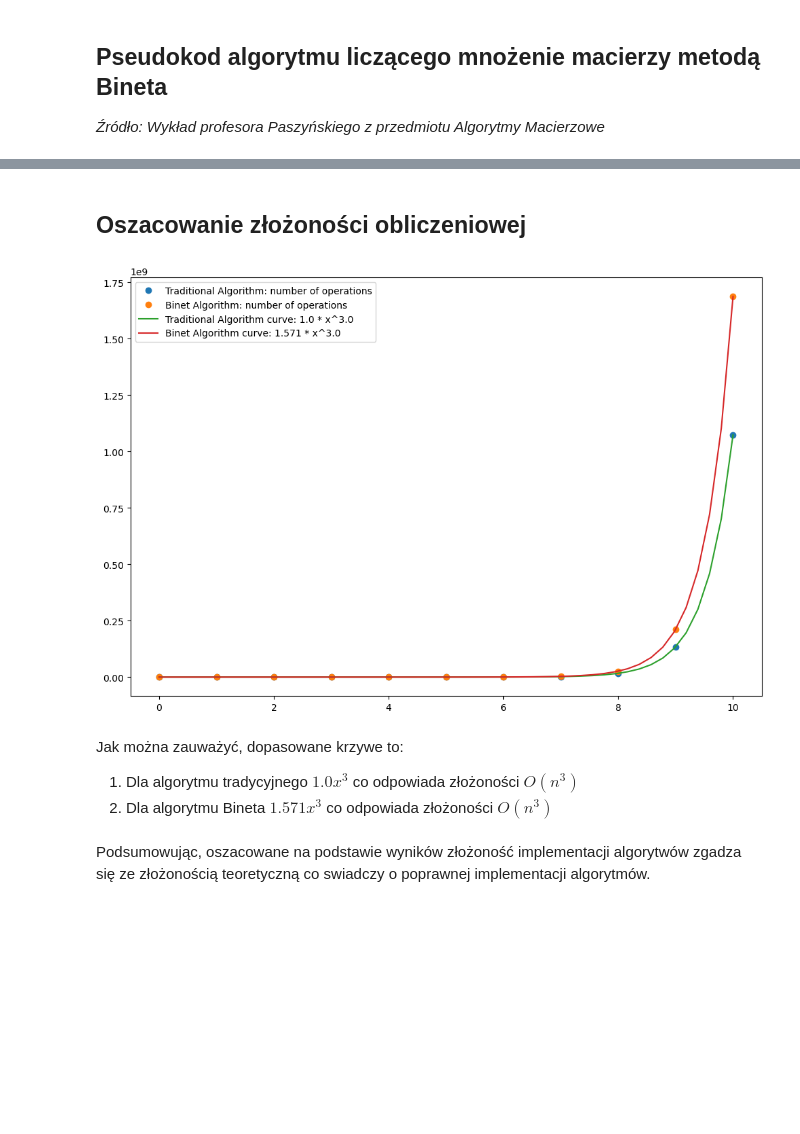
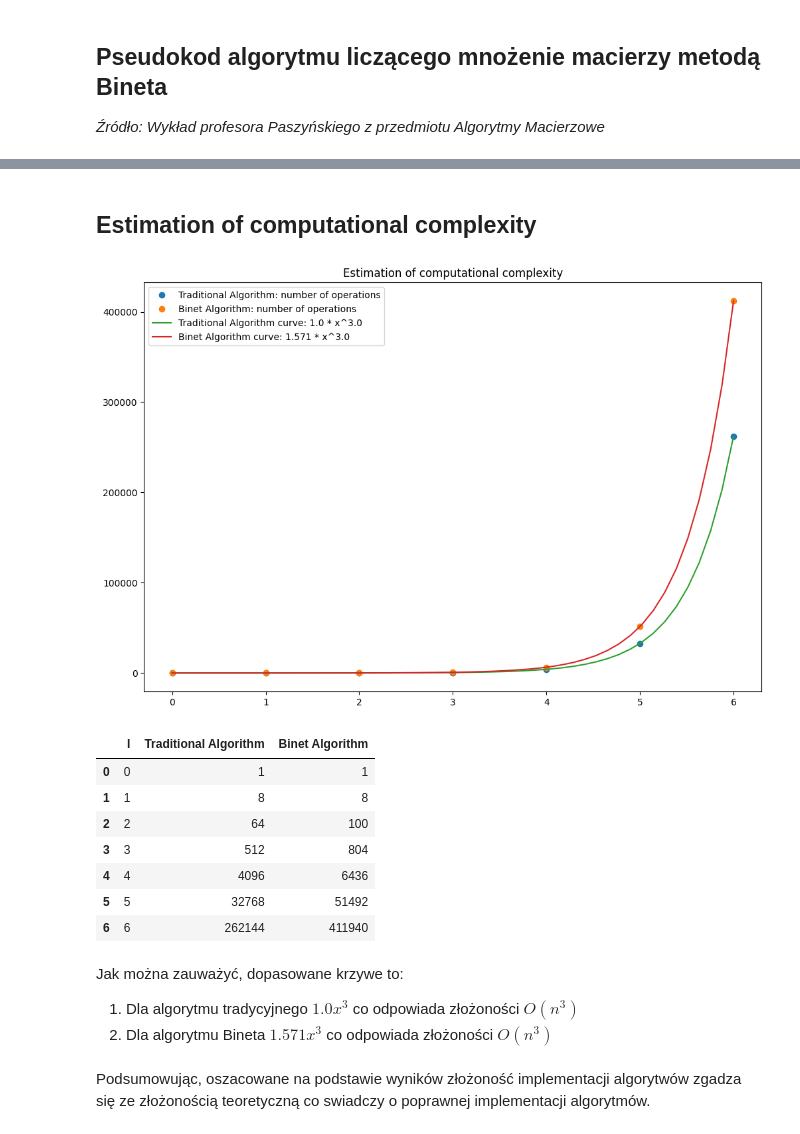
Before and after one commit to Szymon-Budziak/Matrix_calculus_algorithms_course_AGH, a Jupyter notebook: Program_1/program_1.ipynb, the cells around one changed output, grey strips where cells are left out. Drawn from its saved outputs; the diff is of its cells as text; code cells hidden in the pictures; blank space fills up the shorter version.

```diff
--- a/Program_1/program_1.ipynb
+++ b/Program_1/program_1.ipynb
@@ -231,10 +251,11 @@ generate_plot(size, operations, a, b, l, time=False)
 ### l = 7
 # %%
 a = 2
-b = 10
+b = 9
 l = 7
 size, operations, _ = multiplication_results(a, b, l)
-generate_plot(size, operations, a, b, l, time=False)
+df = generate_plot(size, operations, a, b, l, time=False)
+print(df)
 # %% [output]
 [figure]
 # %% [markdown]
@@ -248,41 +269,63 @@ generate_plot(size, operations, a, b, l, time=False)
 *Źródło: Wykład profesora Paszyńskiego z przedmiotu Algorytmy Macierzowe*
 # %% [markdown]
 ![](img/binet_pseudokod.png)
-# %% [markdown]
-## Oszacowanie złożoności obliczeniowej
+# %% [markdown]
+## Estimation of computational complexity
 # %%
 from scipy.optimize import curve_fit
 # %%
 def func(x, a, n):
     return a * x ** n
 
-def curve_plot(k: int) -> None:
+
+def curve_plot(k: int) -> pd.DataFrame:
     a = 0
-    l = np.arange(a,k+1)
-    _, operations_traditional, _ = multiplication_results(a, k, k+1)
+    l = np.arange(a, k + 1)
+    _, operations_traditional, _ = multiplication_results(a, k, k + 1)
     _, operations_binet, _ = multiplication_results(a, k, 1)
+
     fig, ax = plt.subplots(figsize=(12, 8))
     ax.plot(l, operations_traditional, 'o', label="Traditional Algorithm: number of operations")
     ax.plot(l, operations_binet, 'o', label="Binet Algorithm: number of operations")
 
-    l2 = np.linspace(a,k)
-    popt_traditional, _ = curve_fit(func, 2**l, operations_traditional)
+    l2 = np.linspace(a, k)
+    popt_traditional, _ = curve_fit(func, 2 ** l, operations_traditional)
     a_traditional, n_traditional = popt_traditional
-    popt_binet,_ = curve_fit(func, 2**l, operations_binet)
+    popt_binet, _ = curve_fit(func, 2 ** l, operations_binet)
     a_binet, n_binet = popt_binet
 
-    ax.plot(l2, func(2 ** l2, a_traditional, n_traditional), label=f"Traditional Algorithm curve: {round(a_traditional, 3)} * x^{round(n_traditional, 3)}")
-    ax.plot(l2, func(2 ** l2, a_binet, n_binet), label=f"Binet Algorithm curve: {round(a_binet, 3)} * x^{round(n_binet, 3)}")
+    ax.plot(l2, func(2 ** l2, a_traditional, n_traditional),
+            label=f"Traditional Algorithm curve: {round(a_traditional, 3)} * x^{round(n_traditional, 3)}")
+    ax.plot(l2, func(2 ** l2, a_binet, n_binet),
+            label=f"Binet Algorithm curve: {round(a_binet, 3)} * x^{round(n_binet, 3)}")
 
     ax.legend()
+    plt.title('Estimation of computational complexity')
     plt.show()
+
+    return pd.DataFrame(
+        data={
+            "l": l,
+            "Traditional Algorithm": operations_traditional,
+            "Binet Algorithm": operations_binet
+        }
+    )
-# %%
-curve_plot(10)
-# %% [output]
-[figure, removed]
+# %%
+df = curve_plot(9)
+print(df)
+# %% [output]
+[figure, added]
+|  | l | Traditional Algorithm | Binet Algorithm |
+| 0 | 0 | 1 | 1 |
+| 1 | 1 | 8 | 8 |
+| 2 | 2 | 64 | 100 |
+| 3 | 3 | 512 | 804 |
+| 4 | 4 | 4096 | 6436 |
+| 5 | 5 | 32768 | 51492 |
+| 6 | 6 | 262144 | 411940 |
 # %% [markdown]
 Jak można zauważyć, dopasowane krzywe to:
 1. Dla algorytmu tradycyjnego $1.0x^{3}$ co odpowiada złożoności $O(n^{3})$
-1. Dla algorytmu Bineta $1.571x^{3}$ co odpowiada złożoności $O(n^{3})$
+2. Dla algorytmu Bineta $1.571x^{3}$ co odpowiada złożoności $O(n^{3})$
 # %% [markdown]
  Podsumowując, oszacowane na podstawie wyników złożoność implementacji algorytwów zgadza się ze złożonością teoretyczną co swiadczy o poprawnej implementacji algorytmów.
```
Also changed, not shown: parts of 9 cells of this notebook.
